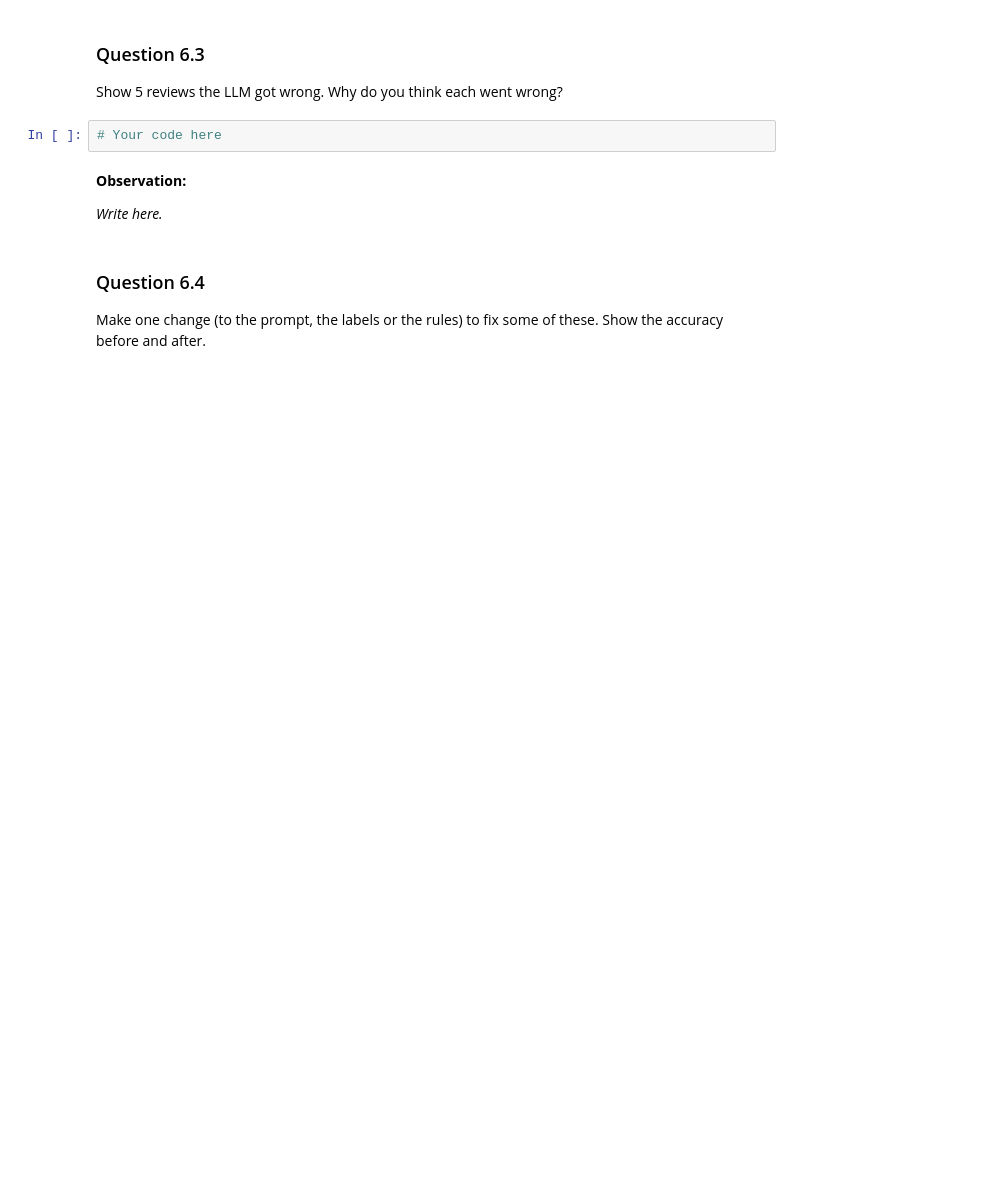
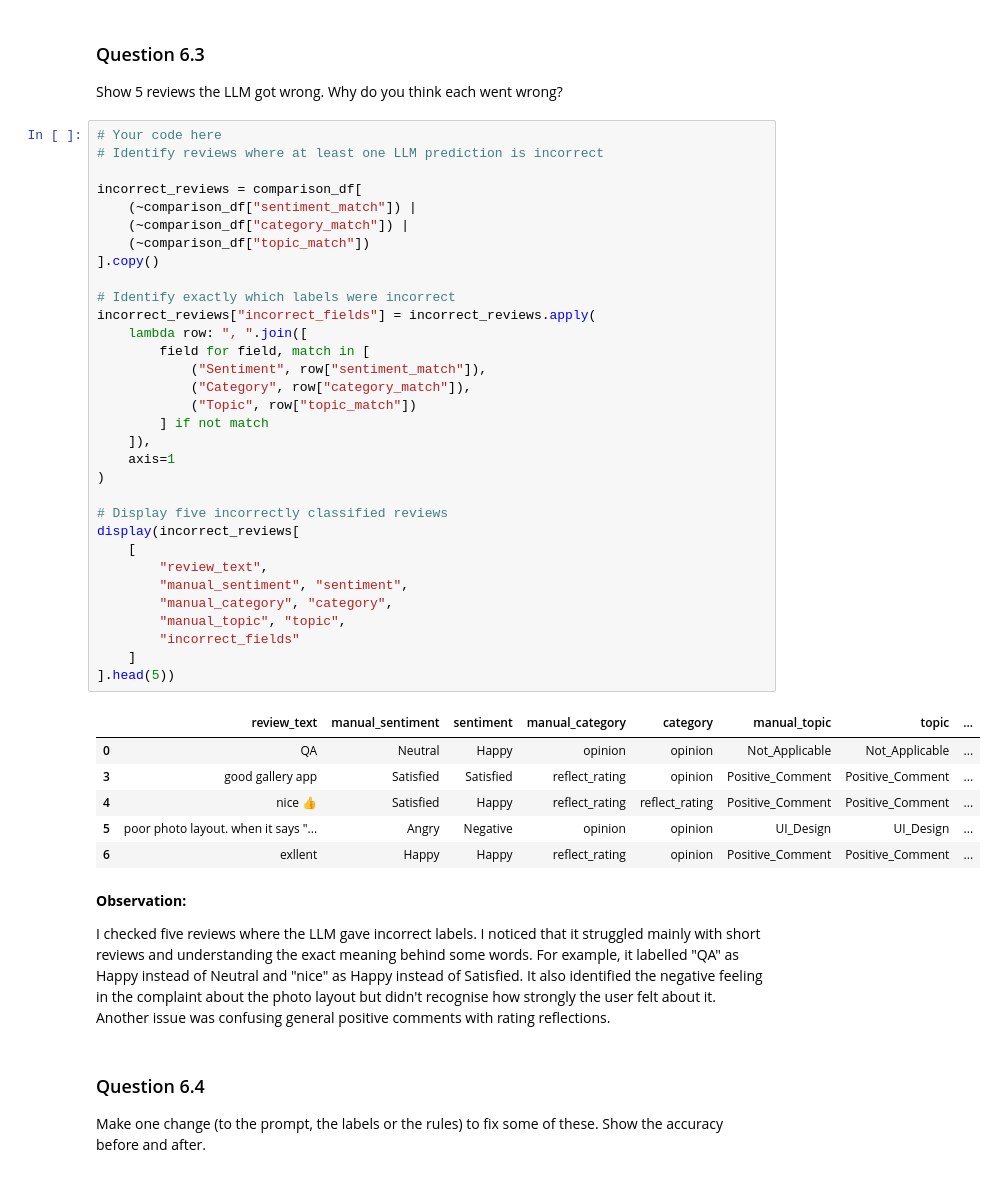
Before and after one commit to vishal0205/Google-Photo-Review-Analyser-, a Jupyter notebook: Review_Analyser_Starter.ipynb, the cells around one changed output. Cells and saved outputs as stored; diff of their text form; blank space fills up the shorter version.

```diff
--- a/Review_Analyser_Starter.ipynb
+++ b/Review_Analyser_Starter.ipynb
@@ -2338,10 +2459,47 @@ Compare your labels with the LLM's. What is the accuracy for sentiment, for cate
 Show 5 reviews the LLM got wrong. Why do you think each went wrong?
 # %%
 # Your code here
+# Identify reviews where at least one LLM prediction is incorrect
+
+incorrect_reviews = comparison_df[
+    (~comparison_df["sentiment_match"]) |
+    (~comparison_df["category_match"]) |
+    (~comparison_df["topic_match"])
+].copy()
+
+# Identify exactly which labels were incorrect
+incorrect_reviews["incorrect_fields"] = incorrect_reviews.apply(
+    lambda row: ", ".join([
+        field for field, match in [
+            ("Sentiment", row["sentiment_match"]),
+            ("Category", row["category_match"]),
+            ("Topic", row["topic_match"])
+        ] if not match
+    ]),
+    axis=1
+)
+
+# Display five incorrectly classified reviews
+display(incorrect_reviews[
+    [
+        "review_text",
+        "manual_sentiment", "sentiment",
+        "manual_category", "category",
+        "manual_topic", "topic",
+        "incorrect_fields"
+    ]
+].head(5))
+# %% [output]
+|  | review_text | manual_sentiment | sentiment | manual_category | category | manual_topic | topic | ... |
+| 0 | QA | Neutral | Happy | opinion | opinion | Not_Applicable | Not_Applicable | ... |
+| 3 | good gallery app | Satisfied | Satisfied | reflect_rating | opinion | Positive_Comment | Positive_Comment | ... |
+| 4 | nice 👍 | Satisfied | Happy | reflect_rating | reflect_rating | Positive_Comment | Positive_Comment | ... |
+| 5 | poor photo layout. when it says "... | Angry | Negative | opinion | opinion | UI_Design | UI_Design | ... |
+| 6 | exllent | Happy | Happy | reflect_rating | opinion | Positive_Comment | Positive_Comment | ... |
 # %% [markdown]
 **Observation:**
 
-*Write here.*
+I checked five reviews where the LLM gave incorrect labels. I noticed that it struggled mainly with short reviews and understanding the exact meaning behind some words. For example, it labelled "QA" as Happy instead of Neutral and "nice" as Happy instead of Satisfied. It also identified the negative feeling in the complaint about the photo layout but didn't recognise how strongly the user felt about it. Another issue was confusing general positive comments with rating reflections.
 # %% [markdown]
 ### Question 6.4
 Make one change (to the prompt, the labels or the rules) to fix some of these. Show the accuracy before and after.
```
Also changed, not shown: parts of 9 cells of this notebook, 1 other file.
